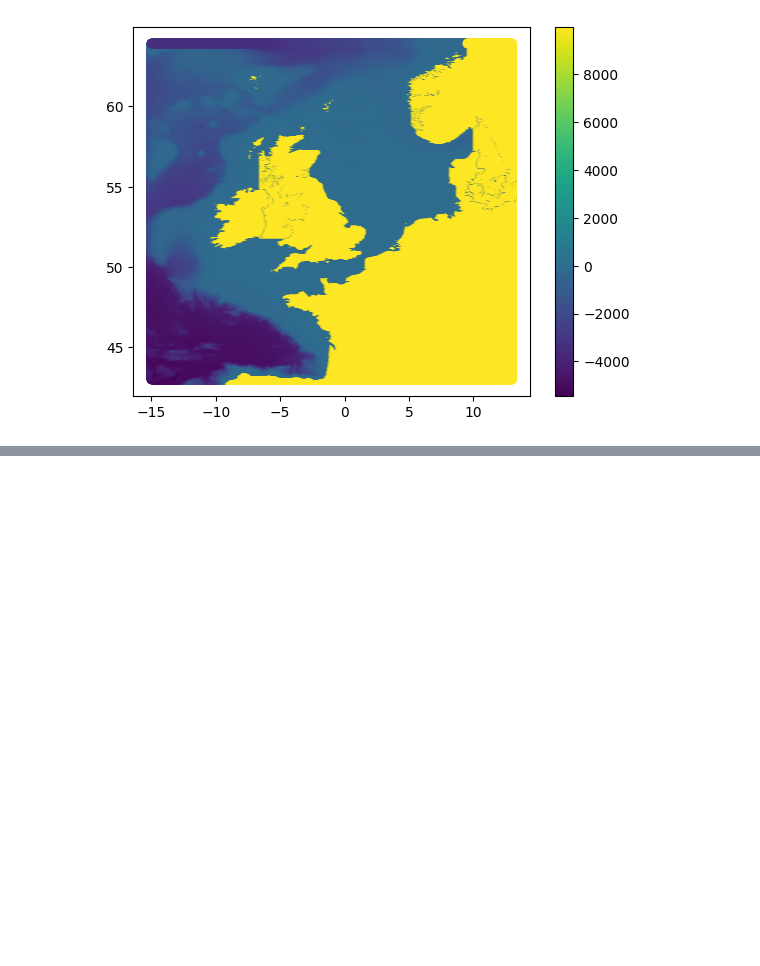
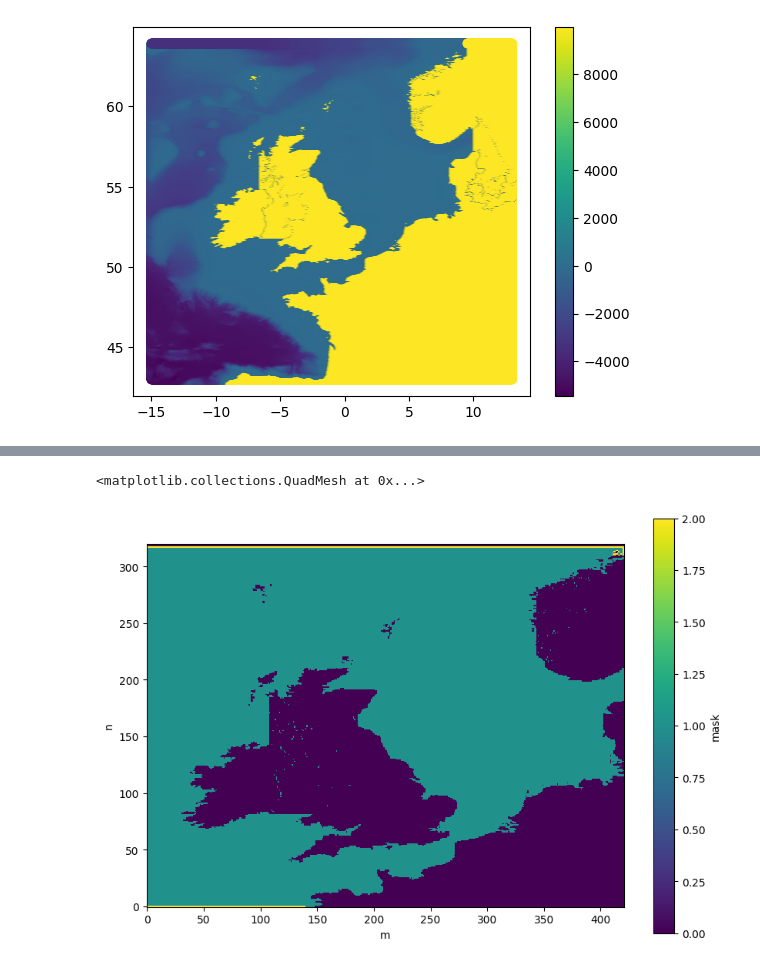
Before and after one commit to Deltares-research/cht_hurrywave, a Jupyter notebook: examples/DanielTest/02_scripts/RunHurrywave.ipynb, the cells around one changed output, grey strips where cells are left out. Drawn from its saved outputs; the diff is of its cells as text; code cells hidden in the pictures; blank space fills up the shorter version.

```diff
--- a/examples/DanielTest/02_scripts/RunHurrywave.ipynb
+++ b/examples/DanielTest/02_scripts/RunHurrywave.ipynb
@@ -196,36 +323,55 @@ include_polygon = None
 exclude_polygon = None
 boundary_polygon = None
 
+# Write open boundary polygon to file
+open_bound_file = os.path.join(model_setup, "open_bound.pli")
+with open(open_bound_file, "w") as f:
+    f.write("boundaries_1\n")
+    f.write("8  2\n")
+    f.write("-5.00  47.0\n")
+    f.write("-5.00  48.5\n")
+    f.write("-11.0  48.5\n")
+    f.write("-11.0  63.5\n")
+    f.write("10.0  63.5\n")
+    f.write("10.0  64.5\n")
+    f.write("-14.0  64.5\n")
+    f.write("-14.0  47.0\n")
+
+
 open_boundary_polygon = os.path.join(model_setup, "open_bound.pli")
+
 
 polygons = read_pli_file(open_boundary_polygon)
 polygon_list = []
 
 for polygon in polygons:
     polygon_list.append(MaskPolygon(x=polygon.x,
                             y=polygon.y,
                             zmin=-9999,
                             zmax=1) )
 
 
 # mask = HurryWaveMask(grid, bathymetry.z,
 #             zmin= -9999,
 #             zmax=0,
 #             open_boundary_polygons= polygon_list
 #             )
 
 # Convert polygon_list to a GeoDataFrame
 polygon_geometries = [Polygon(zip(polygon.x, polygon.y)) for polygon in polygons]
 polygon_gdf = gpd.GeoDataFrame({'geometry': polygon_geometries}, crs="WGS 84")
 hw.grid.build_mask(
             zmin= -9999,
             zmax=0,
             boundary_polygon= polygon_gdf
             )
 
+
 hw.grid.write_msk_file()
 
-# fig, ax = plt.subplots(1,1, figsize = (10,7))
-# ax.set_aspect("equal")
-# hw.grid.ds.mask.plot(ax = ax)
-# hw.write()
+fig, ax = plt.subplots(1,1, figsize = (10,7))
+ax.set_aspect("equal")
+hw.grid.ds.mask.plot(ax = ax)
+# %% [output]
+<matplotlib.collections.QuadMesh at 0x...>
+[figure, added]
```
Also changed, not shown: parts of 13 cells of this notebook, 16 other files.
